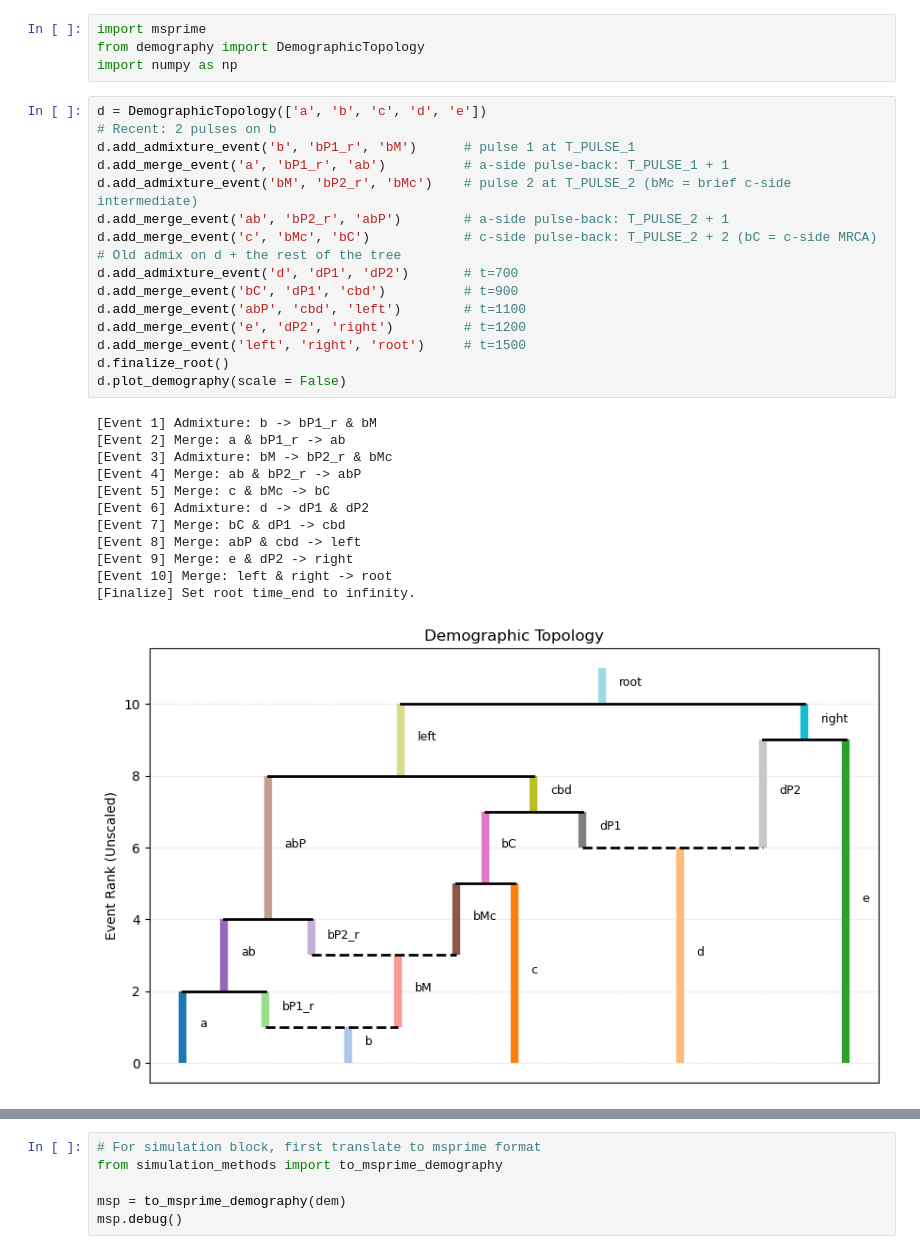
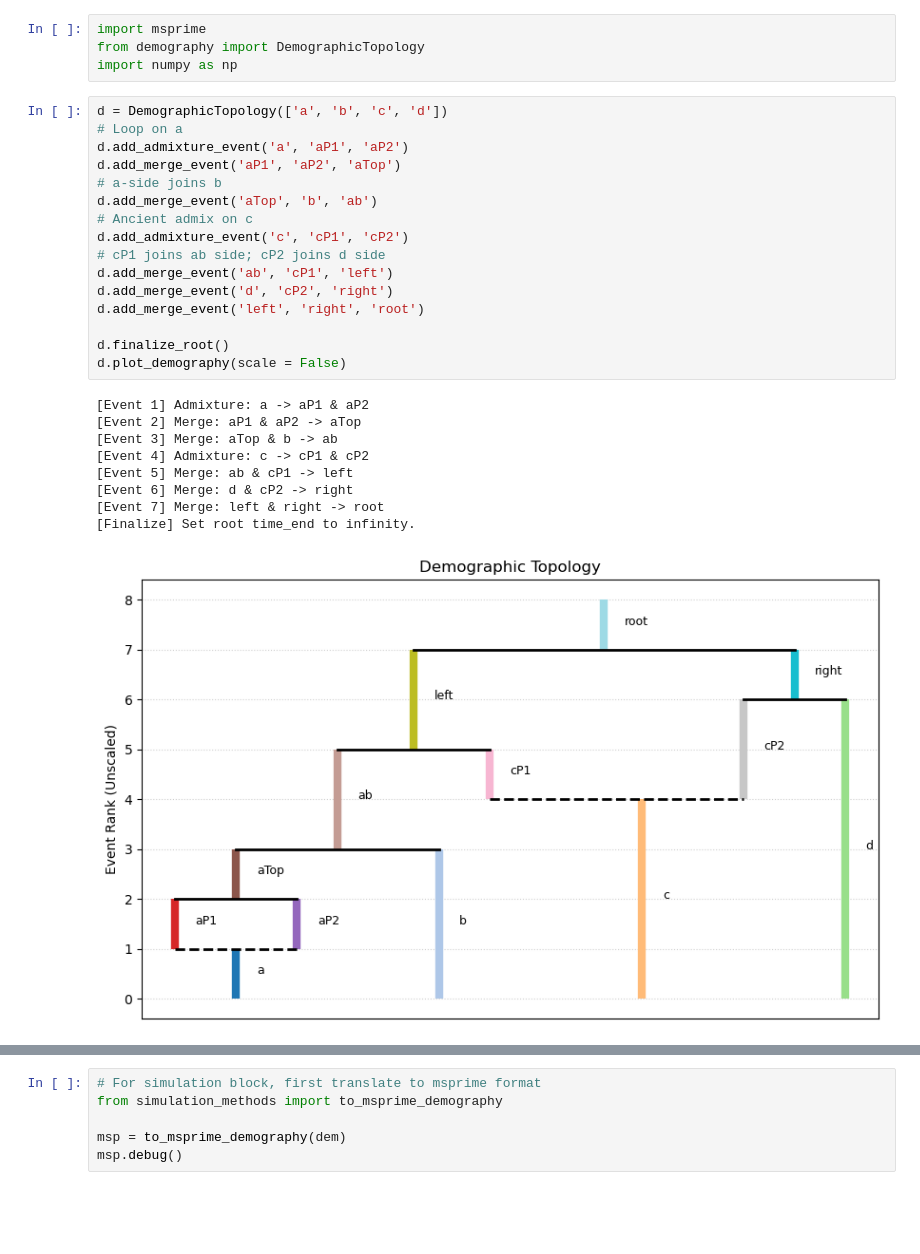
Before and after one commit to QiiiiiC/admix_stan, a Jupyter notebook: new_pipeline/example_usage.ipynb, the cells around one changed output, grey strips where cells are left out. Saved outputs shown, nothing was run; the diff lists cells and outputs as text; blank space fills up the shorter version.

```diff
--- a/new_pipeline/example_usage.ipynb
+++ b/new_pipeline/example_usage.ipynb
@@ -2,32 +2,29 @@
 import msprime
 from demography import DemographicTopology
 import numpy as np
-# %%
-d = DemographicTopology(['a', 'b', 'c', 'd', 'e'])
-# Recent: 2 pulses on b
-d.add_admixture_event('b', 'bP1_r', 'bM')      # pulse 1 at T_PULSE_1
-d.add_merge_event('a', 'bP1_r', 'ab')          # a-side pulse-back: T_PULSE_1 + 1
-d.add_admixture_event('bM', 'bP2_r', 'bMc')    # pulse 2 at T_PULSE_2 (bMc = brief c-side intermediate)
-d.add_merge_event('ab', 'bP2_r', 'abP')        # a-side pulse-back: T_PULSE_2 + 1
-d.add_merge_event('c', 'bMc', 'bC')            # c-side pulse-back: T_PULSE_2 + 2 (bC = c-side MRCA)
-# Old admix on d + the rest of the tree
-d.add_admixture_event('d', 'dP1', 'dP2')       # t=700
-d.add_merge_event('bC', 'dP1', 'cbd')          # t=900
-d.add_merge_event('abP', 'cbd', 'left')        # t=1100
-d.add_merge_event('e', 'dP2', 'right')         # t=1200
-d.add_merge_event('left', 'right', 'root')     # t=1500
-d.finalize_root()
-d.plot_demography(scale = False)
-# %% [output]
-[Event 1] Admixture: b -> bP1_r & bM
-[Event 2] Merge: a & bP1_r -> ab
-[Event 3] Admixture: bM -> bP2_r & bMc
-[Event 4] Merge: ab & bP2_r -> abP
-[Event 5] Merge: c & bMc -> bC
-[Event 6] Admixture: d -> dP1 & dP2
-[Event 7] Merge: bC & dP1 -> cbd
-[Event 8] Merge: abP & cbd -> left
-[Event 9] Merge: e & dP2 -> right
-[Event 10] Merge: left & right -> root
-[Finalize] Set root time_end to infinity.
-[figure, removed]
+# %%
+d = DemographicTopology(['a', 'b', 'c', 'd'])
+# Loop on a
+d.add_admixture_event('a', 'aP1', 'aP2')
+d.add_merge_event('aP1', 'aP2', 'aTop')
+# a-side joins b
+d.add_merge_event('aTop', 'b', 'ab')
+# Ancient admix on c
+d.add_admixture_event('c', 'cP1', 'cP2')
+# cP1 joins ab side; cP2 joins d side
+d.add_merge_event('ab', 'cP1', 'left')
+d.add_merge_event('d', 'cP2', 'right')
+d.add_merge_event('left', 'right', 'root')
+
+d.finalize_root()
+d.plot_demography(scale = False)
+# %% [output]
+[Event 1] Admixture: a -> aP1 & aP2
+[Event 2] Merge: aP1 & aP2 -> aTop
+[Event 3] Merge: aTop & b -> ab
+[Event 4] Admixture: c -> cP1 & cP2
+[Event 5] Merge: ab & cP1 -> left
+[Event 6] Merge: d & cP2 -> right
+[Event 7] Merge: left & right -> root
+[Finalize] Set root time_end to infinity.
+[figure, added]
```
Also changed, not shown: parts of 3 cells of this notebook, 21 other files.
